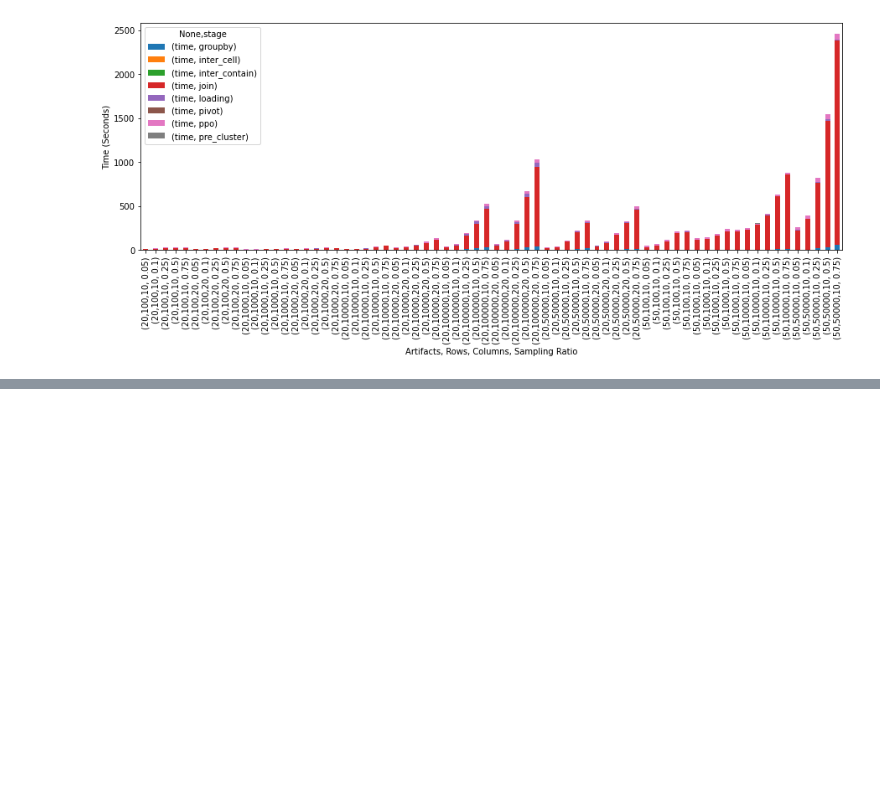
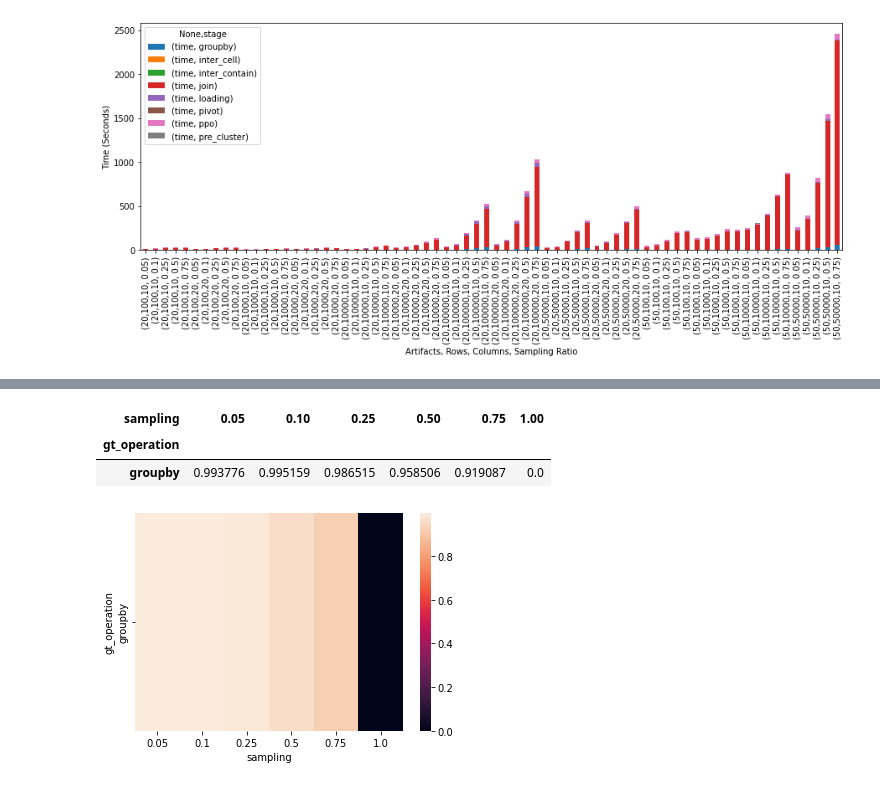
Before and after one commit to suhailrehman/relic, a Jupyter notebook: notebooks/Sampling_Experiments.ipynb, the cells around one changed output, grey strips where cells are left out. Saved outputs shown, nothing was run; the diff lists cells and outputs as text; code cells hidden in the pictures; blank space fills up the shorter version.

```diff
--- a/notebooks/Sampling_Experiments.ipynb
+++ b/notebooks/Sampling_Experiments.ipynb
@@ -431,0 +549,28 @@ Text(0, 0.5, 'Time (Seconds)')
+# %%
+def pivot_and_normalize_gb_df(edges_df, score_col='jaccard', indexed=True, normalize_base_col=(1.0)):
+    gt_edges_df = edges_df.loc[edges_df.gt_operation.notna()]
+    gt_edges_df = gt_edges_df.loc[gt_edges_df['index'] == str(indexed)]
+    results = gt_edges_df.pivot(index=['edge', 'nb_name', 'gt_operation'],
+                                columns=['sampling'], values=score_col).dropna()
+
+    results = results.loc[results[normalize_base_col] != 0]
+
+    # Normalize based on the column labelled by 'normalize_base_col', if present
+    if normalize_base_col:
+        for col in results.columns:
+            base_col = normalize_base_col
+            if col != base_col:
+                #results[col] = results[base_col]  - results[col]
+                results[col] =(results[base_col] - results[col]) / results[base_col]
+            else:
+                results[col] = 0
+    return results.sort_index(axis=1)
+# %%
+# GB Detector - Synthetic
+synthetic_dir = '/mnt/roscoe/data/relic/relic_datasets_vldb_2021/dataset_flat_exact_sample_timing/'
+gb_edges_df, gt_graphs, gb_relic_result_df = process_directory(synthetic_dir, base_score_file="group_dict.pkl",
+                                                               score_type='groupby',
+                                                               sample_score_file="groupby.csv")
+gb_edges_df['gt_operation'] = gb_edges_df.apply(lambda x: is_gt_edge(x, gt_graphs), axis=1)
+
+gb_edges_df.head()
@@ -431,0 +584,11 @@ Text(0, 0.5, 'Time (Seconds)')
+# %%
+gb_edges_df['gt_operation'] = gb_edges_df.apply(lambda x: is_gt_edge(x, gt_graphs), axis=1)
+# %%
+pivoted_edges = pivot_and_normalize_gb_df(gb_edges_df, score_col='groupby', indexed=True, normalize_base_col=(1.0))
+sampling_gb_result = aggregate_and_display_heatmap(pivoted_edges)
+sampling_gb_result
+# %% [output]
+| sampling | 0.05 | 0.10 | 0.25 | 0.50 | 0.75 | 1.00 |
+| gt_operation |  |  |  |  |  |  |
+| groupby | 0.993776 | 0.995159 | 0.986515 | 0.958506 | 0.919087 | 0.0 |
+[figure, added]
```
Also changed, not shown: parts of 27 cells of this notebook, 2 other files.
